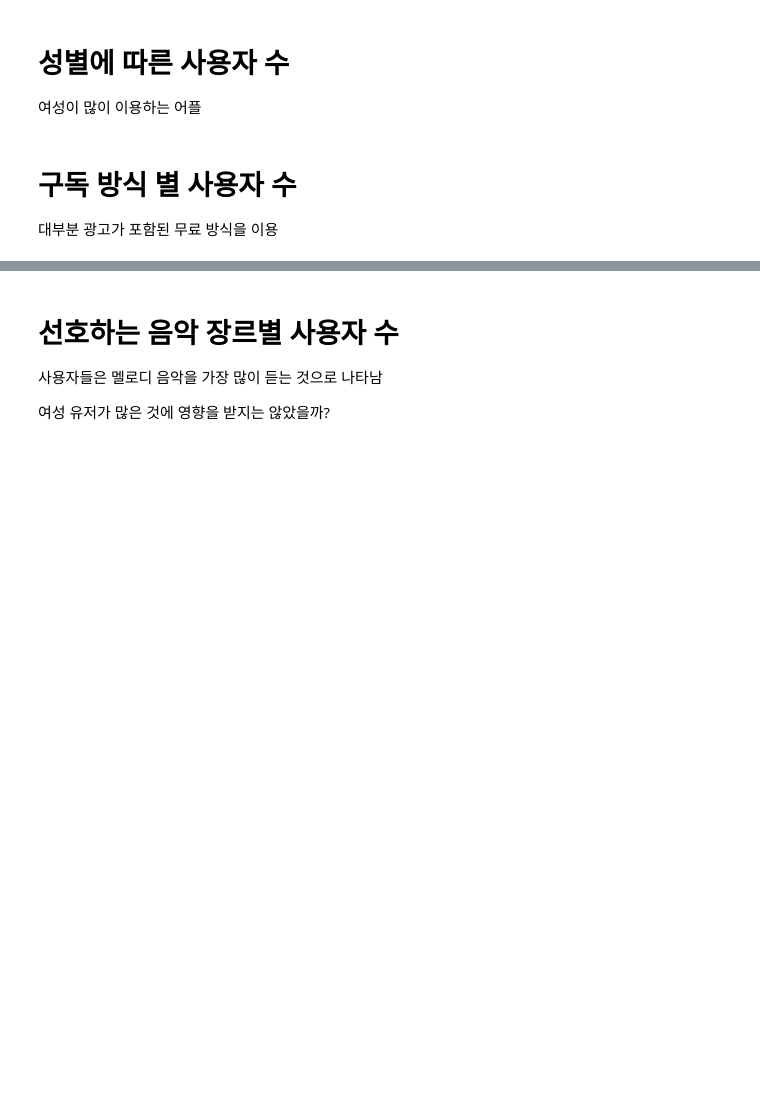
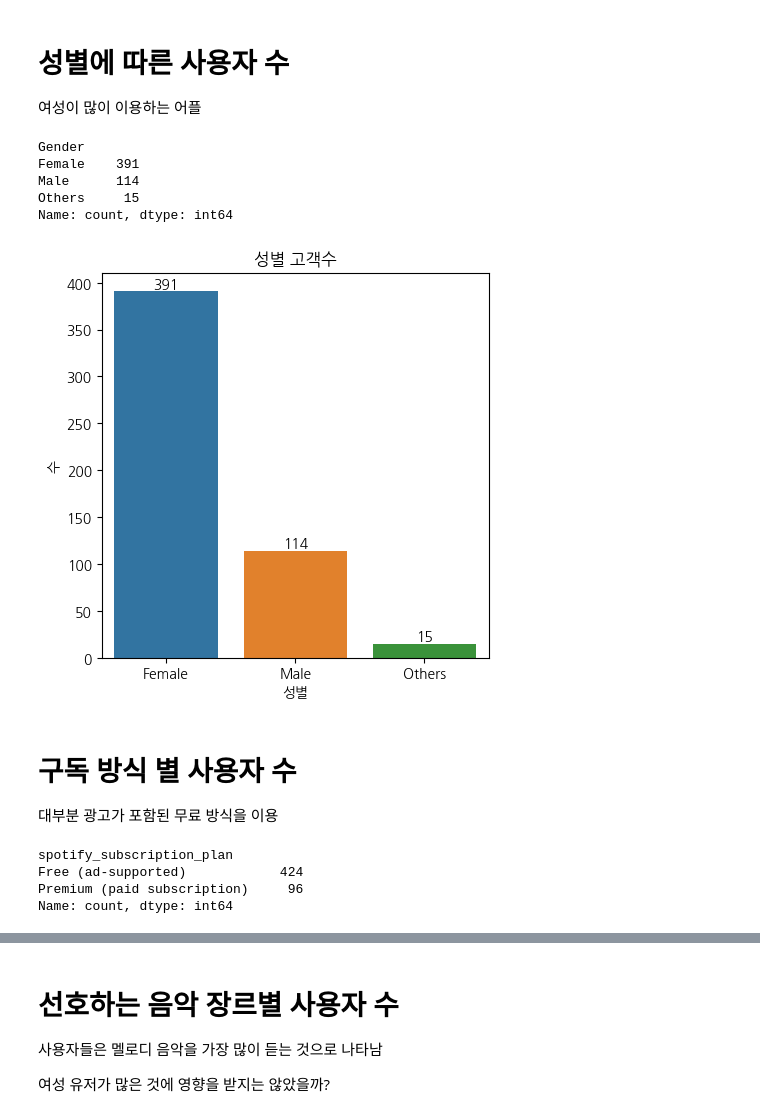
Before and after one commit to wjco/DA-Stats-fri, a Jupyter notebook: DONGIN/스포티파이 유저 행동분석.ipynb, the cells around one changed output, grey strips where cells are left out. Drawn from its saved outputs; the diff is of its cells as text; code cells hidden in the pictures; blank space fills up the shorter version.

```diff
--- a/DONGIN/스포티파이 유저 행동분석.ipynb
+++ b/DONGIN/스포티파이 유저 행동분석.ipynb
@@ -117,11 +117,42 @@ plt.show()
 여성이 많이 이용하는 어플
 # %%
 gender_data = data['Gender'].value_counts()
+gender_data
+# %% [output]
+Gender
+Female    391
+Male      114
+Others     15
+Name: count, dtype: int64
+# %%
+# Plotting the bar graph
+plt.figure(figsize=(5, 5))
+ax1 = sns.barplot(x=gender_data.index, y=gender_data.values)
+
+# Display the values on top of the bars
+for p in ax1.patches:
+    ax1.annotate(f'{p.get_height():.0f}', (p.get_x() + p.get_width() / 2., p.get_height()),
+                ha='center', va='center', fontsize=10, color='black', xytext=(0,5),
+                textcoords='offset points')
+
+plt.title('성별 고객수')
+plt.xlabel('성별')
+plt.ylabel('수')
+plt.xticks(rotation=0)
+plt.show()
+# %% [output]
+[figure, added]
 # %% [markdown]
 # 구독 방식 별 사용자 수
 대부분 광고가 포함된 무료 방식을 이용
 # %%
 sub_data = data['spotify_subscription_plan'].value_counts()
+sub_data
+# %% [output]
+spotify_subscription_plan
+Free (ad-supported)            424
+Premium (paid subscription)     96
+Name: count, dtype: int64
 # %%
 # Plotting the bar graph
 plt.figure(figsize=(5, 5))
```
Also changed, not shown: parts of 10 cells of this notebook.
